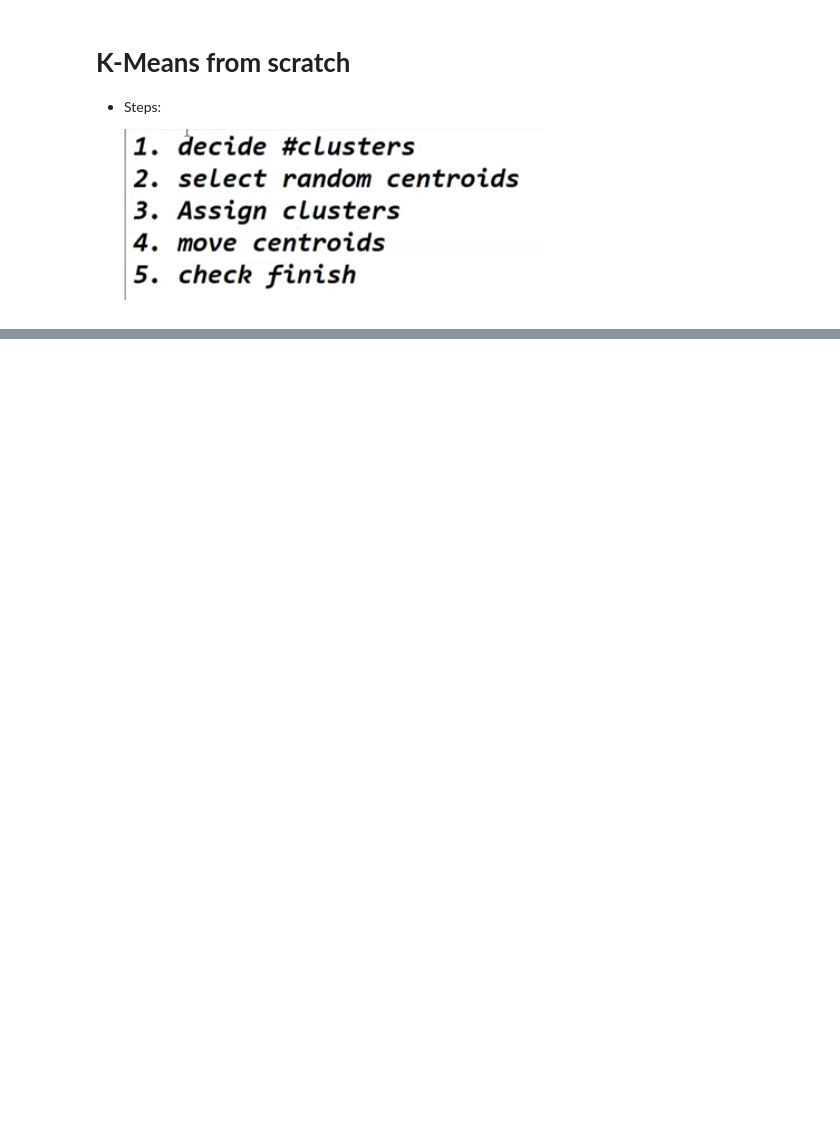
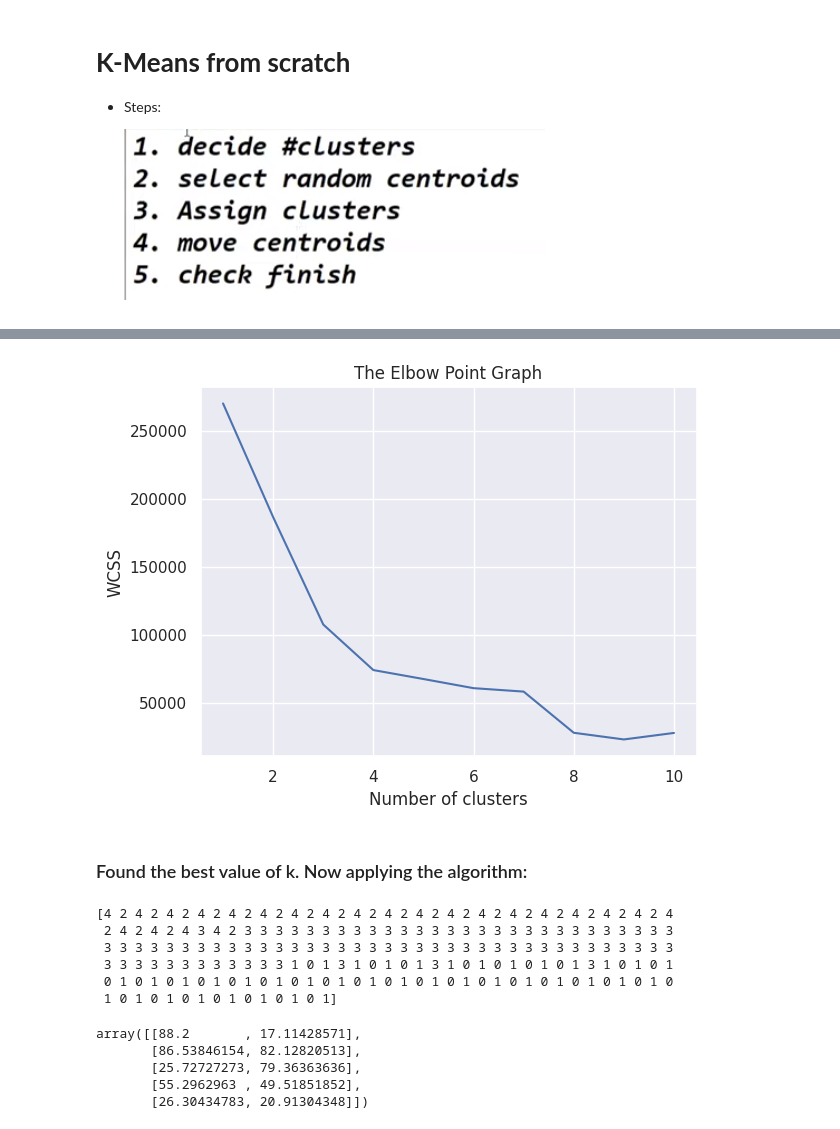
Before and after one commit to heysourin/Machine-Learning--Projects, a Jupyter notebook: K-Means Clustering/From scratch/k_means_clustering.ipynb, the cells around one changed output, grey strips where cells are left out. Saved outputs shown, nothing was run; the diff lists cells and outputs as text; code cells hidden in the pictures; blank space fills up the shorter version.

```diff
--- a/K-Means Clustering/From scratch/k_means_clustering.ipynb
+++ b/K-Means Clustering/From scratch/k_means_clustering.ipynb
@@ -88,2 +7,0 @@ km = KMeans(n_clusters=2, max_iter=100)
-# %%
-km.fit_predict(X)
@@ -95,0 +83,8 @@ array([1, 1, 1, 1, 0, 1, 1, 0, 1, 0, 0, 0, 1, 0, 0, 0, 0, 1, 1, 1, 1, 1,
+# %%
+wcss = []
+
+for i in range(1, 11):
+  kmeans = KMeansClustering(k=i)
+  y = kmeans.fit(X)
+  inertia = kmeans.inertia_(X,y)
+  wcss.append(inertia)
@@ -95,0 +104,13 @@ array([1, 1, 1, 1, 0, 1, 1, 0, 1, 0, 0, 0, 1, 0, 0, 0, 0, 1, 1, 1, 1, 1,
+# %%
+#Plotting the elbow curve
+import seaborn as sns
+sns.set()
+plt.plot(range(1,11), wcss)
+plt.title("The Elbow Point Graph")
+plt.xlabel('Number of clusters')
+plt.ylabel('WCSS')
+plt.show()
+# %% [output]
+[figure, added]
+# %% [markdown]
+### Found the best value of k. Now applying the algorithm:
@@ -95,0 +121,17 @@ array([1, 1, 1, 1, 0, 1, 1, 0, 1, 0, 0, 0, 1, 0, 0, 0, 0, 1, 1, 1, 1, 1,
+# %%
+print(Y)
+# %% [output]
+[4 2 4 2 4 2 4 2 4 2 4 2 4 2 4 2 4 2 4 2 4 2 4 2 4 2 4 2 4 2 4 2 4 2 4 2 4
+ 2 4 2 4 2 4 3 4 2 3 3 3 3 3 3 3 3 3 3 3 3 3 3 3 3 3 3 3 3 3 3 3 3 3 3 3 3
+ 3 3 3 3 3 3 3 3 3 3 3 3 3 3 3 3 3 3 3 3 3 3 3 3 3 3 3 3 3 3 3 3 3 3 3 3 3
+ 3 3 3 3 3 3 3 3 3 3 3 3 1 0 1 3 1 0 1 0 1 3 1 0 1 0 1 0 1 0 1 3 1 0 1 0 1
+ 0 1 0 1 0 1 0 1 0 1 0 1 0 1 0 1 0 1 0 1 0 1 0 1 0 1 0 1 0 1 0 1 0 1 0 1 0
+ 1 0 1 0 1 0 1 0 1 0 1 0 1 0 1]
+# %%
+kmeans.centroids
+# %% [output]
+array([[88.2       , 17.11428571],
+       [86.53846154, 82.12820513],
+       [25.72727273, 79.36363636],
+       [55.2962963 , 49.51851852],
+       [26.30434783, 20.91304348]])
```
Also changed, not shown: parts of 21 cells of this notebook.
